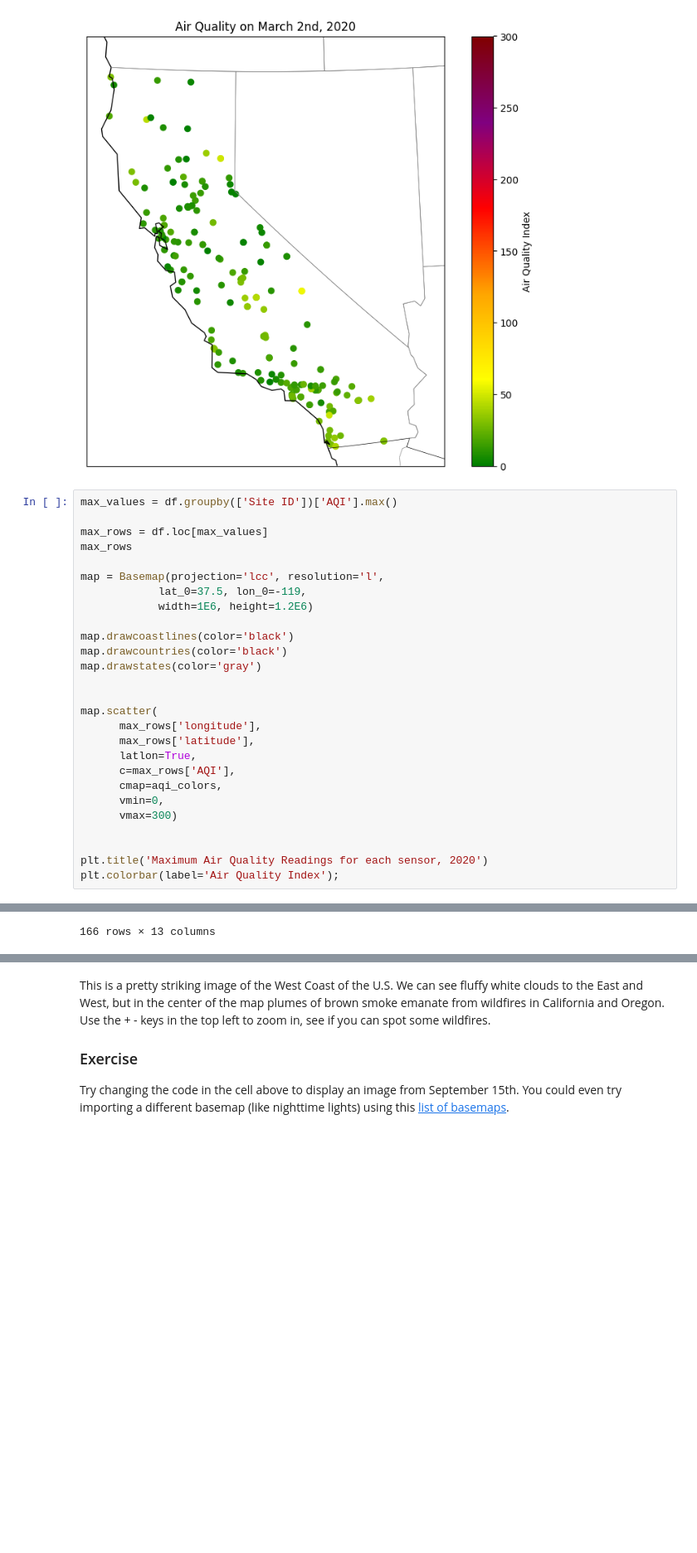
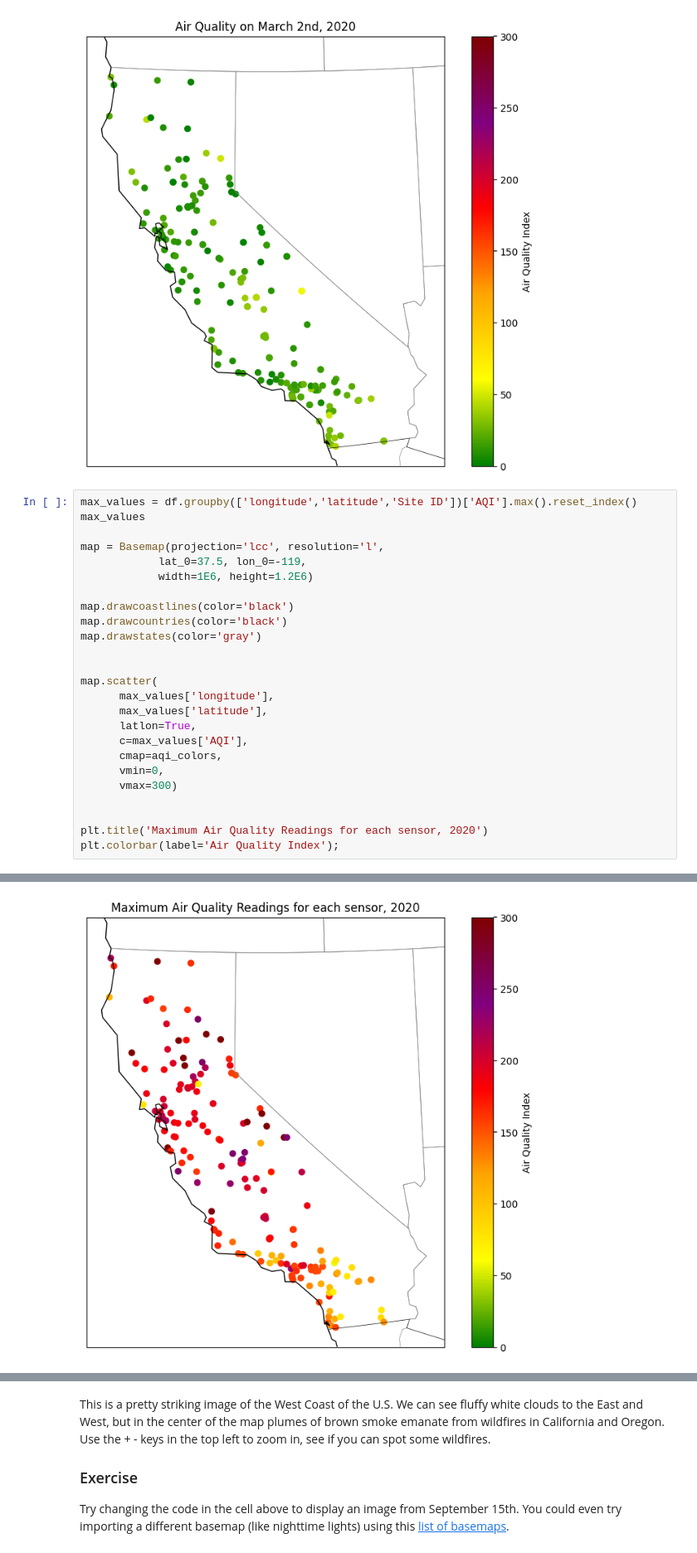
Before and after one commit to sofiya-sh/QM2, a Jupyter notebook: notebooks/W03. Spatial Data.ipynb, the cells around one changed output, grey strips where cells are left out. Shown at 83% size. Cells and saved outputs as stored; diff of their text form; blank space fills up the shorter version.

```diff
--- a/notebooks/W03. Spatial Data.ipynb
+++ b/notebooks/W03. Spatial Data.ipynb
@@ -453,10 +453,8 @@ plt.colorbar(label='Air Quality Index');
 # %% [output]
 [figure]
 # %%
-max_values = df.groupby(['Site ID'])['AQI'].max()
-
-max_rows = df.loc[max_values]
-max_rows
+max_values = df.groupby(['longitude','latitude','Site ID'])['AQI'].max().reset_index()
+max_values
 
 map = Basemap(projection='lcc', resolution='l',
             lat_0=37.5, lon_0=-119,
@@ -468,10 +466,10 @@ map.drawstates(color='gray')
 
 
 map.scatter(
-      max_rows['longitude'],
-      max_rows['latitude'],
+      max_values['longitude'],
+      max_values['latitude'],
       latlon=True,
-      c=max_rows['AQI'],
+      c=max_values['AQI'],
       cmap=aqi_colors,
       vmin=0,
       vmax=300)
@@ -495 +481 @@ plt.colorbar(label='Air Quality Index');
-166 rows × 13 columns
+[figure, added]
```
Also changed, not shown: parts of 8 cells of this notebook.
